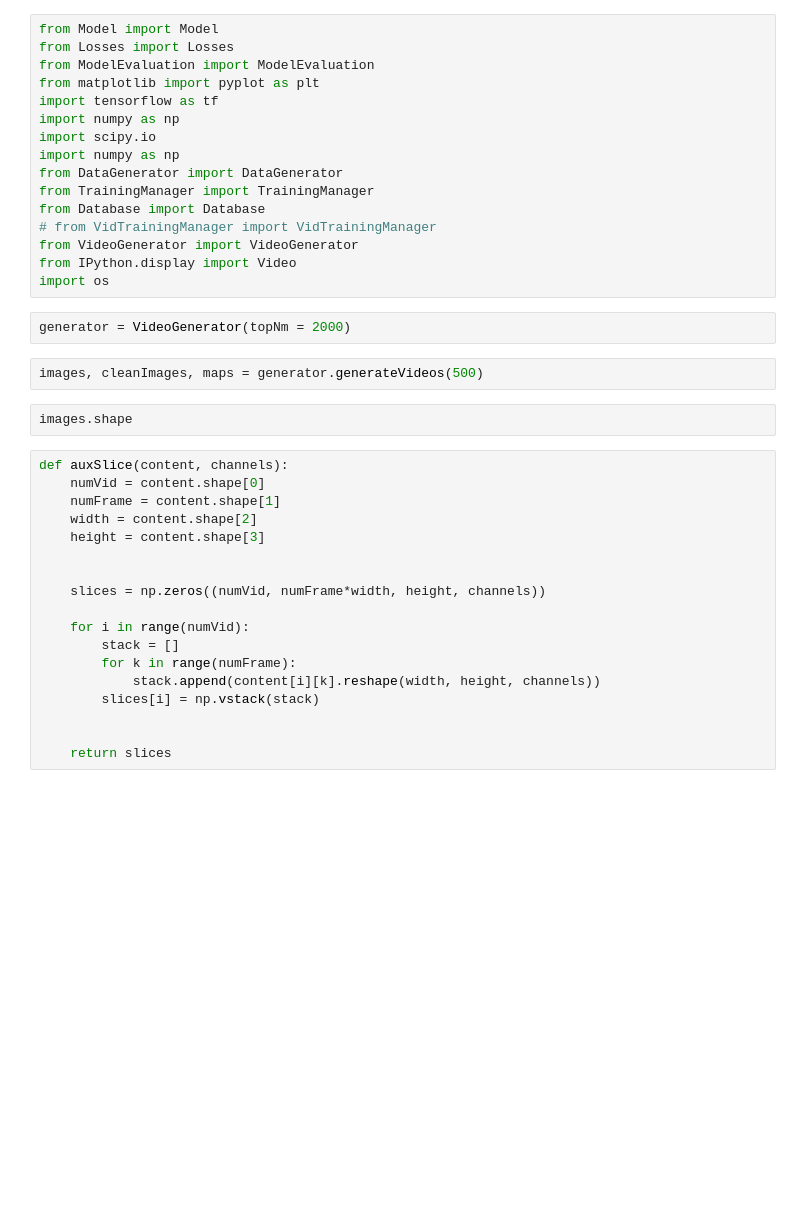
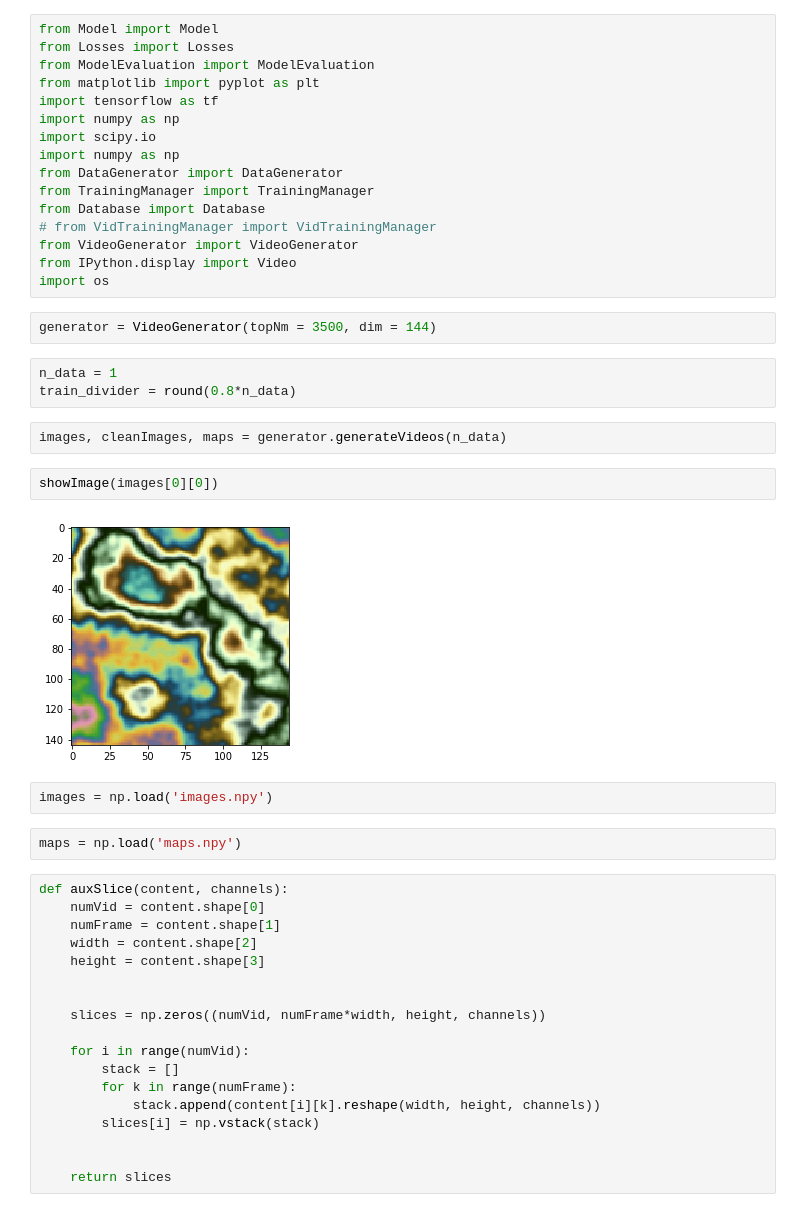
Before and after one commit to HSEyeFuller/test-gcp-transfer, a Jupyter notebook: ConditionalGAN/HSIMain.ipynb, the cells around one changed output. Saved outputs shown, nothing was run; the diff lists cells and outputs as text; blank space fills up the shorter version.

```diff
--- a/ConditionalGAN/HSIMain.ipynb
+++ b/ConditionalGAN/HSIMain.ipynb
@@ -37,11 +37,20 @@ from VideoGenerator import VideoGenerator
 from IPython.display import Video
 import os
 # %%
-generator = VideoGenerator(topNm = 2000)
+generator = VideoGenerator(topNm = 3500, dim = 144)
+# %%
+n_data = 1
+train_divider = round(0.8*n_data)
 # %%
-images, cleanImages, maps = generator.generateVideos(500)
+images, cleanImages, maps = generator.generateVideos(n_data)
-# %%
-images.shape
+# %%
+showImage(images[0][0])
+# %% [output]
+[figure, added]
+# %%
+images = np.load('images.npy')
+# %%
+maps = np.load('maps.npy')
 # %%
 def auxSlice(content, channels):
     numVid = content.shape[0]
```
Also changed, not shown: parts of 5 cells of this notebook, 6 other files.
